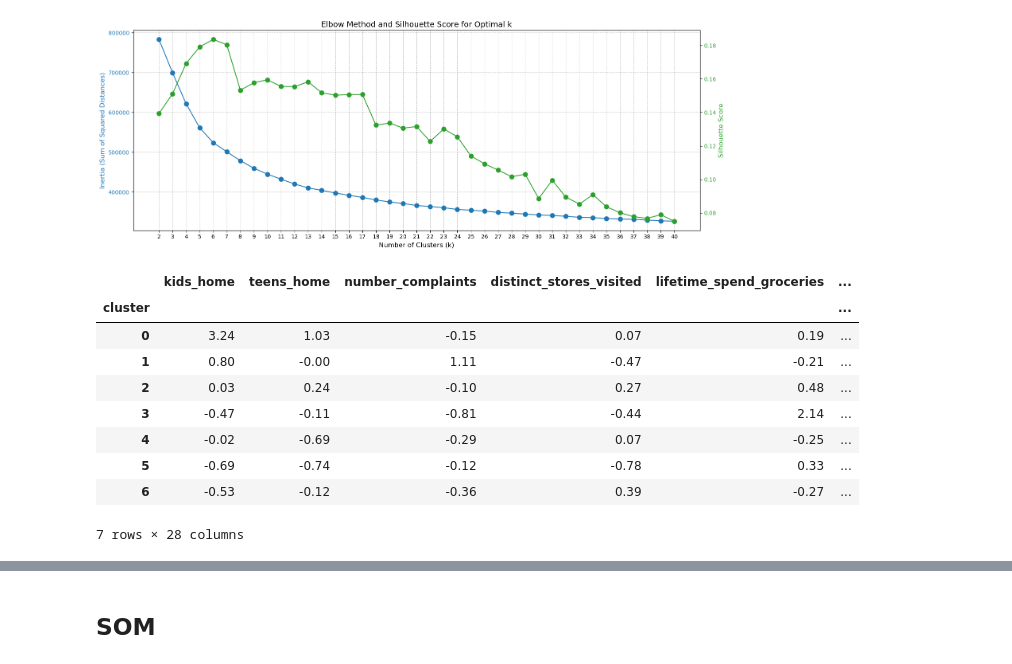
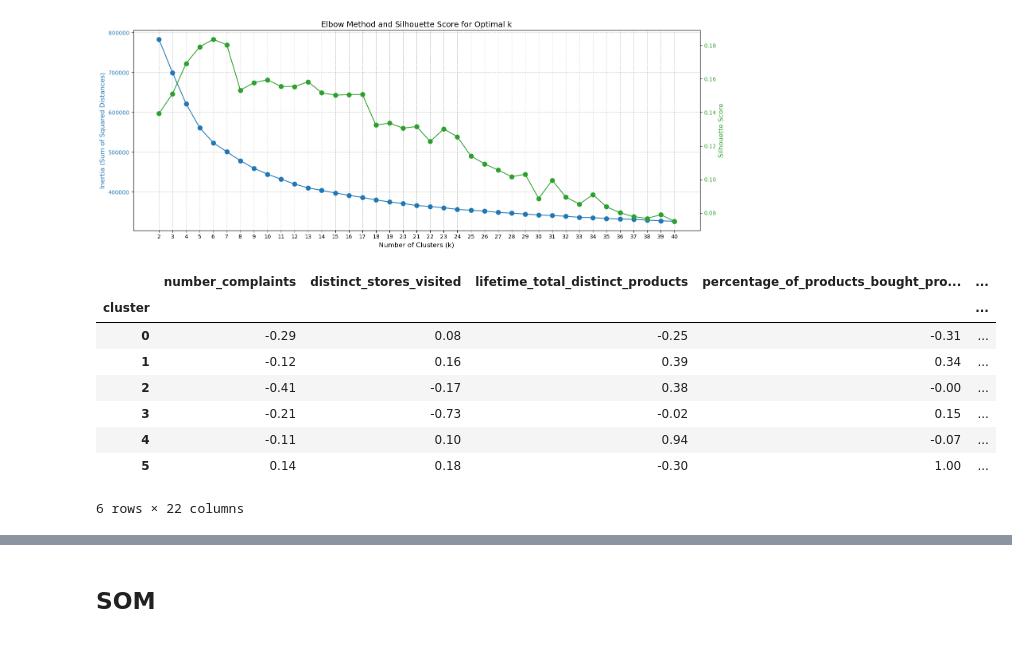
Before and after one commit to Yan-Sidoryk/Unsupervised-Customer-Segmentation, a Jupyter notebook: visualization.ipynb, the cells around one changed output, grey strips where cells are left out. Saved outputs shown, nothing was run; the diff lists cells and outputs as text; code cells hidden in the pictures.

Commit message:
removed features, made new cluster name generator

```diff
--- a/visualization.ipynb
+++ b/visualization.ipynb
@@ -522,13 +535,26 @@ Index(['kids_home', 'teens_home', 'number_complaints',
 # %%
 # Try reducing the dimensionality of the data
-info_df_scaled.drop(columns=['spend_groceries_percent',
-       'spend_electronics_percent', 'spend_vegetables_percent',
-       'spend_nonalcohol_drinks_percent', 'spend_alcohol_drinks_percent',
-       'spend_meat_percent', 'spend_fish_percent', 'spend_hygiene_percent',
-       'spend_videogames_percent', 'spend_petfood_percent'], inplace=True)
+
+# info_df_scaled.drop(columns=['spend_groceries_percent',
+#        'spend_electronics_percent', 'spend_vegetables_percent',
+#        'spend_nonalcohol_drinks_percent', 'spend_alcohol_drinks_percent',
+#        'spend_meat_percent', 'spend_fish_percent', 'spend_hygiene_percent',
+#        'spend_videogames_percent', 'spend_petfood_percent'], inplace=True)
+
+# Redundant columns
+info_df_scaled.drop(columns=['lifetime_spend_groceries',
+       'lifetime_spend_electronics', 'lifetime_spend_vegetables',
+       'lifetime_spend_nonalcohol_drinks', 'lifetime_spend_alcohol_drinks',
+       'lifetime_spend_meat', 'lifetime_spend_fish', 'lifetime_spend_hygiene',
+       'lifetime_spend_videogames', 'lifetime_spend_petfood'], inplace=True)
+
+info_df_scaled.drop(columns=['kids_home', 'teens_home'], inplace=True)
 
 
+# Irrelevant columns
 info_df_scaled.drop(columns=['city_Almada', 'city_Amadora', 'city_Bobadela',
        'city_Cacilhas', 'city_Camarate', 'city_Famoes', 'city_Lisbon',
        'city_Moscavide', 'city_Odivelas', 'city_Olival do Basto',
        'city_Pontinha', 'city_Pragal', 'city_Sacavem'], inplace=True)
+
+info_df_scaled.drop(columns=['spend_petfood_percent', 'degree_level_Msc', 'degree_level_Phd', 'customer_gender_male'], inplace=True)
@@ -583,28 +627,27 @@ plt.show()
 [figure]
 # %%
 # Fit KMeans with your chosen number of clusters
-k = 7
+k = 6
 kmeans = KMeans(n_clusters=k, random_state=42)
 clusters = kmeans.fit_predict(info_df_scaled)
 
 # Add the cluster labels to your DataFrame
 info_df_clustered = info_df_scaled.copy()
 info_df_clustered['cluster'] = clusters
 
 
 cluster_profiles = info_df_clustered.groupby('cluster').mean().round(2)
 cluster_profiles
 # %% [output]
-|  | kids_home | teens_home | number_complaints | distinct_stores_visited | lifetime_spend_groceries | ... |
-| cluster |  |  |  |  |  | ... |
-| 0 | 3.24 | 1.03 | -0.15 | 0.07 | 0.19 | ... |
-| 1 | 0.80 | -0.00 | 1.11 | -0.47 | -0.21 | ... |
-| 2 | 0.03 | 0.24 | -0.10 | 0.27 | 0.48 | ... |
-| 3 | -0.47 | -0.11 | -0.81 | -0.44 | 2.14 | ... |
-| 4 | -0.02 | -0.69 | -0.29 | 0.07 | -0.25 | ... |
-| 5 | -0.69 | -0.74 | -0.12 | -0.78 | 0.33 | ... |
-| 6 | -0.53 | -0.12 | -0.36 | 0.39 | -0.27 | ... |
+|  | number_complaints | distinct_stores_visited | lifetime_total_distinct_products | percentage_of_products_bought_pro... | ... |
+| cluster |  |  |  |  | ... |
+| 0 | -0.29 | 0.08 | -0.25 | -0.31 | ... |
+| 1 | -0.12 | 0.16 | 0.39 | 0.34 | ... |
+| 2 | -0.41 | -0.17 | 0.38 | -0.00 | ... |
+| 3 | -0.21 | -0.73 | -0.02 | 0.15 | ... |
+| 4 | -0.11 | 0.10 | 0.94 | -0.07 | ... |
+| 5 | 0.14 | 0.18 | -0.30 | 1.00 | ... |
-7 rows × 28 columns
+6 rows × 22 columns
 # %%
 info_df_clustered.groupby(['cluster']).size().plot(kind='bar')
 plt.show()
```
Also changed, not shown: parts of 13 cells of this notebook.
